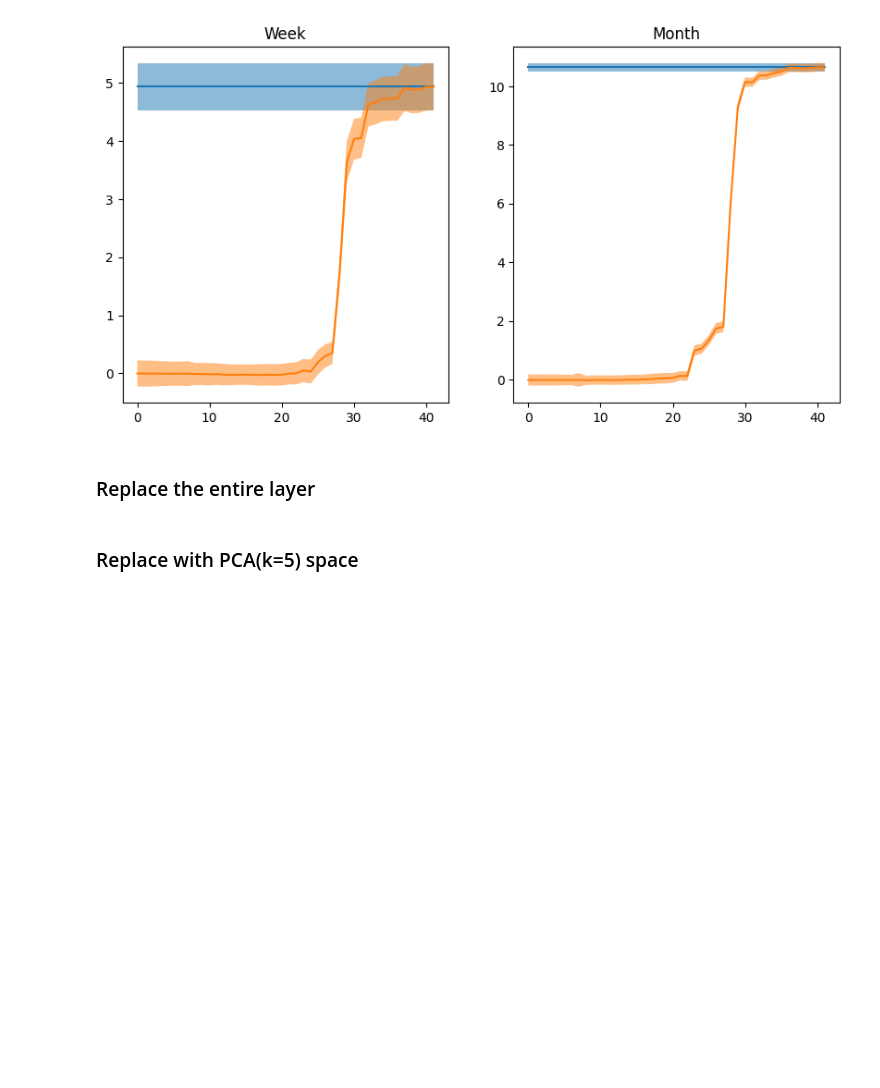
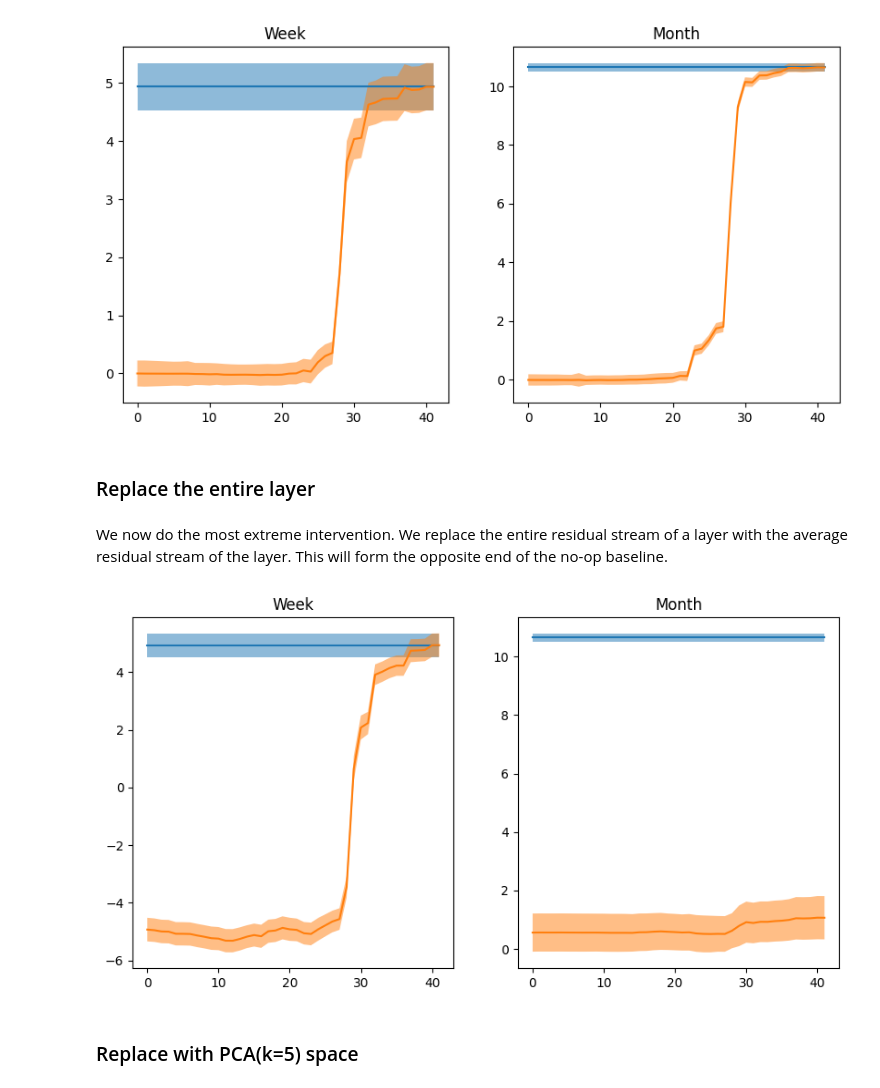
Before and after one commit to derfred/tutorials, a Jupyter notebook: multi_dimensional_features/multi_dimension_features.ipynb, the cells around one changed output. Saved outputs shown, nothing was run; the diff lists cells and outputs as text; code cells hidden in the pictures; blank space fills up the shorter version.

Commit message:
Section 5.1 - full layer replace intervention

```diff
--- a/multi_dimensional_features/multi_dimension_features.ipynb
+++ b/multi_dimensional_features/multi_dimension_features.ipynb
@@ -341,12 +341,13 @@ WEEKDAYS = ["Monday", "Tuesday", "Wednesday", "Thursday", "Friday", "Saturday",
 MONTHS   = ["January", "February", "March", "April", "May", "June", "July", "August", "September", "October", "November", "December"]
 
 def promptfn(domain):
-  def hook_outputs(fn, hook):
+  def hook_outputs(fn, hook, prompts=None):
     def apply(tokens):
       hook.reset()
       model(tokens[None], hook=hook)
       return hook.output
-    return np.array([apply(mx.array(tokens)) for tokens in fn.tokenized_prompts])
+    tokenized_prompts = fn.tokenized_promts if prompts is None else [tokenizer.encode(prompt) for prompt in prompts]
+    return np.array([apply(mx.array(tokens)) for tokens in tokenized_prompts])
 
   def model_outputs(fn, hook=None):
     return np.array([model(mx.array(tokens)[None], hook=hook)[0, -1, :] for tokens in fn.tokenized_prompts])
@@ -654,5 +687,36 @@ plot_for_average_replace(week_average_replace, month_average_replace)
 [figure]
 # %% [markdown]
 ### Replace the entire layer
+# %% [markdown]
+We now do the most extreme intervention. We replace the entire residual stream of a layer with the average residual stream of the layer. This will form the opposite end of the no-op baseline.
+# %%
+def full_layer_replace_for_layer(promptfn, layer, token_residuals, confidence=0.96):
+  def extract(prompt, a_value):
+    hook = ReplaceLayerHook(layer, promptfn.a_index, token_residuals[a_value])
+    return np.array(model(mx.array(tokenizer.encode(prompt))[None], hook=hook)[0, -1, promptfn.domain_tokens])
+
+  original_c_values, intervention_a_values, _, intervention_c_values = build_intervention_params(week_prompt)
+  outputs             = np.array([extract(token, a_value) for token, a_value in zip(np.repeat(promptfn.prompts, promptfn.count-1), intervention_a_values)])
+  original_logits     = outputs[np.arange(outputs.shape[0]), original_c_values]
+  intervention_logits = outputs[np.arange(outputs.shape[0]), intervention_c_values]
+  deltas              = original_logits - intervention_logits
+
+  mean, std_err = np.mean(deltas), scipy.stats.sem(deltas)
+  band          = std_err * scipy.stats.t.ppf((1 + confidence) / 2.0, len(deltas) - 1)
+  return mean-band, mean, mean+band
+
+def full_layer_replace(promptfn, layers=None, confidence=0.96):
+  zero_offset_prompts = [promptfn(i, 0) for i in range(promptfn.count)]
+  token_residuals     = promptfn.hook_outputs(ExtractResidualStreamHook(promptfn.a_index), prompts=zero_offset_prompts)
+
+  layers = list(layers or range(model.num_hidden_layers))
+  return np.array([full_layer_replace_for_layer(promptfn, i, token_residuals[:, i], confidence) for i in tqdm(layers)])
+
+week_full_replace  = full_layer_replace(week_prompt)
+month_full_replace = full_layer_replace(month_prompt)  ## check this again. the result is odd
+# %%
+intervention_plot(week_full_replace, month_full_replace)
+# %% [output]
+[figure, added]
 # %% [markdown]
 ### Replace with PCA(k=5) space
```
Also changed, not shown: parts of 4 cells of this notebook.
